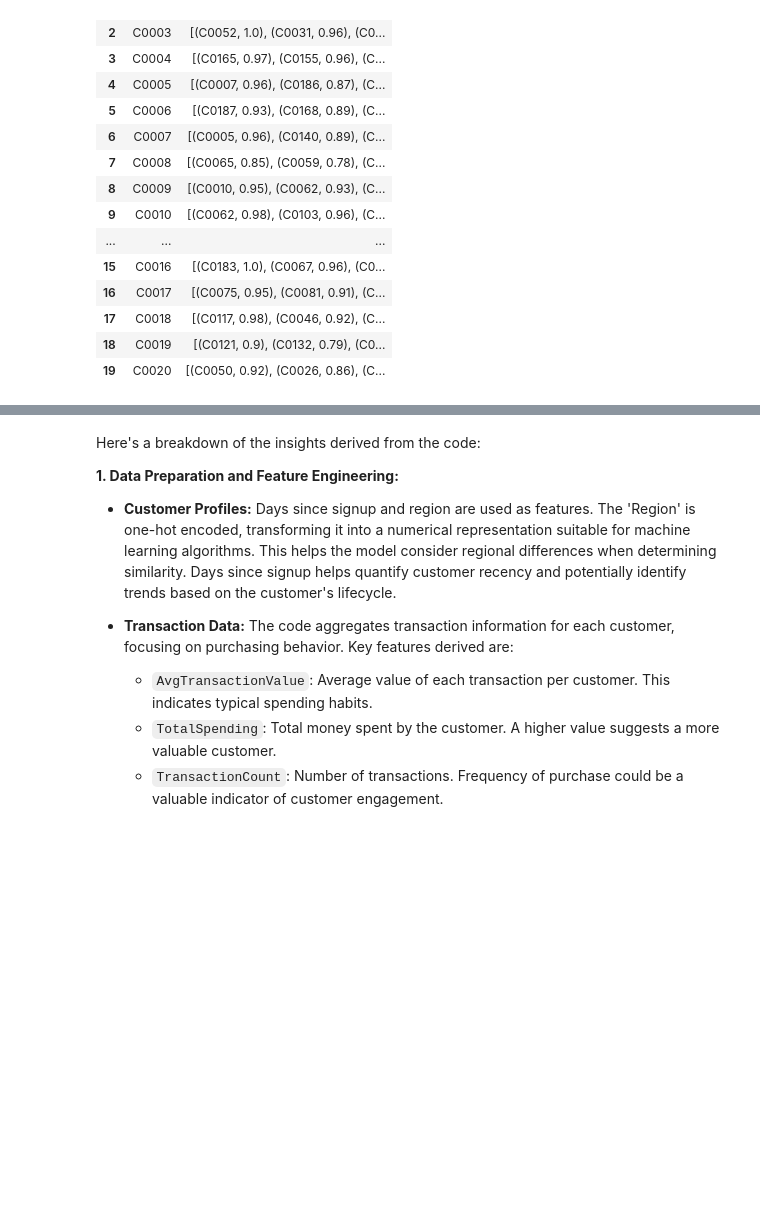
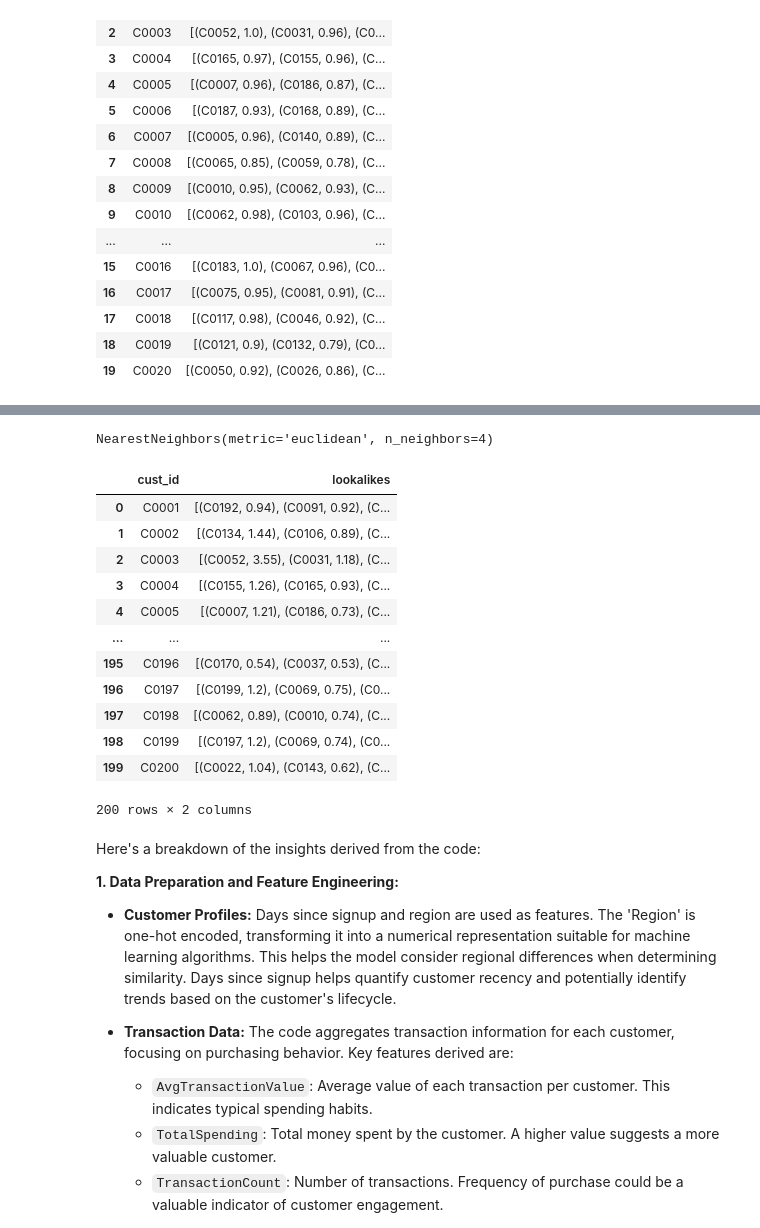
Before and after one commit to ipshita0702/eCommerce-Zeotap, a Jupyter notebook: Ipshita_Das_Lookalike.ipynb, the cells around one changed output, grey strips where cells are left out. Cells and saved outputs as stored; diff of their text form; code cells hidden in the pictures; blank space fills up the shorter version.

```diff
--- a/Ipshita_Das_Lookalike.ipynb
+++ b/Ipshita_Das_Lookalike.ipynb
@@ -99,0 +110,45 @@ lookalike_df.to_csv('/content/drive/MyDrive/Colab Notebooks/eCommerce files/Look
+# %%
+# Step 2: Train KNN model for finding lookalikes
+knn = NearestNeighbors(n_neighbors=4, metric='euclidean')  # KNN model to find neighbors
+knn.fit(X_scaled)
+# %% [output]
+NearestNeighbors(metric='euclidean', n_neighbors=4)
+# %%
+# Step 3: Get Similarity Scores
+# Use KNN to get top 3 lookalikes for each customer
+similarity_scores = knn.kneighbors(X_scaled, n_neighbors=4)  # top 3 neighbors (excluding the self-neighbor)
+# %%
+# Step 4: Extract Top 3 Lookalikes for Each Customer
+top_3_neighbors = {}
+for idx, (neighbors, distances) in enumerate(zip(similarity_scores[1], similarity_scores[0])):
+    customer_id = final_data['CustomerID'].iloc[idx]
+    similar_customers = []
+    for i, neighbor in enumerate(neighbors[1:]):  # Exclude self-neighbor (index 0)
+        similar_customer_id = final_data['CustomerID'].iloc[neighbor]
+        similar_customers.append((similar_customer_id, round(1 / (distances[i+1] + 1e-5), 2)))  # Calculate similarity score
+    top_3_neighbors[customer_id] = similar_customers[:3]  # Keep top 3 lookalikes
+# %%
+# Step 5: Format the Lookalike List
+lookalike_data = []
+for customer_id, similar_customers in top_3_neighbors.items():
+    lookalike_data.append({
+        'cust_id': customer_id,
+        'lookalikes': similar_customers
+    })
+# %%
+lookalike_df = pd.DataFrame(lookalike_data)
+lookalike_df
+# %% [output]
+|  | cust_id | lookalikes |
+| 0 | C0001 | [(C0192, 0.94), (C0091, 0.92), (C... |
+| 1 | C0002 | [(C0134, 1.44), (C0106, 0.89), (C... |
+| 2 | C0003 | [(C0052, 3.55), (C0031, 1.18), (C... |
+| 3 | C0004 | [(C0155, 1.26), (C0165, 0.93), (C... |
+| 4 | C0005 | [(C0007, 1.21), (C0186, 0.73), (C... |
+| ... | ... | ... |
+| 195 | C0196 | [(C0170, 0.54), (C0037, 0.53), (C... |
+| 196 | C0197 | [(C0199, 1.2), (C0069, 0.75), (C0... |
+| 197 | C0198 | [(C0062, 0.89), (C0010, 0.74), (C... |
+| 198 | C0199 | [(C0197, 1.2), (C0069, 0.74), (C0... |
+| 199 | C0200 | [(C0022, 1.04), (C0143, 0.62), (C... |
+200 rows × 2 columns
```
Also changed, not shown: parts of 6 cells of this notebook.
